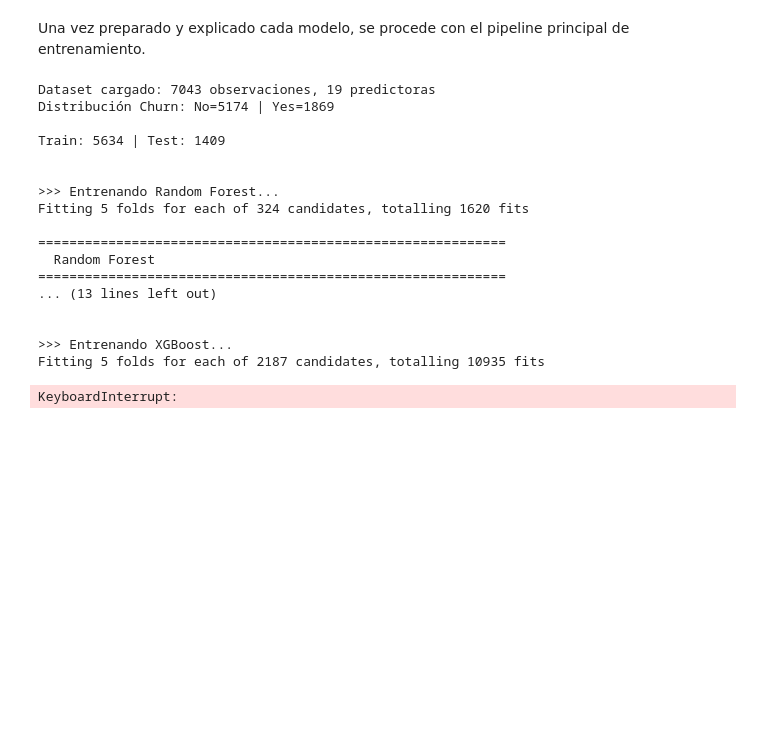
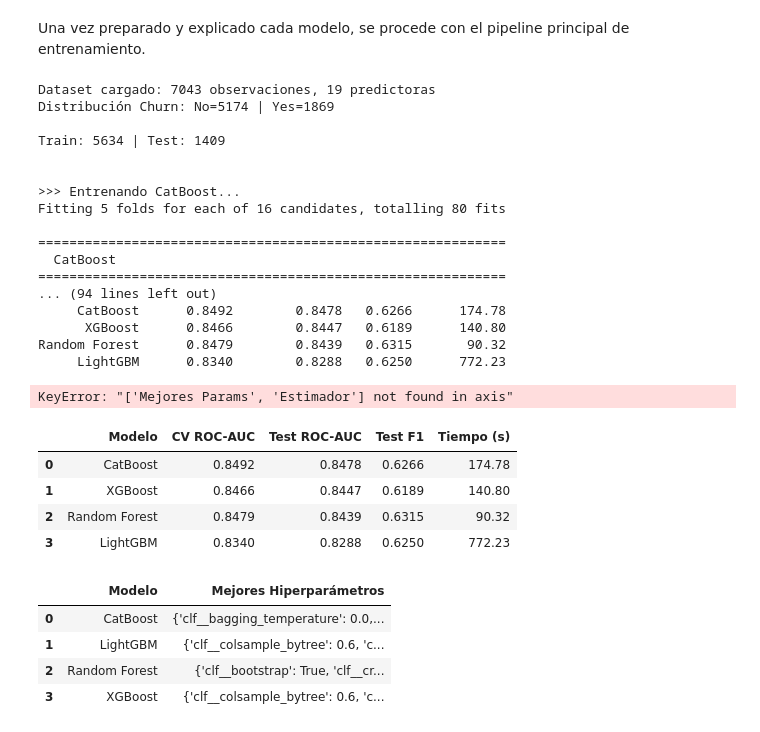
Before and after one commit to romeromendozacarlosisaac-pixel/Miniproyecto_3, a Jupyter notebook: notebooks/1_eda_preprocessing.ipynb, the cells around one changed output. Cells and saved outputs as stored; diff of their text form; code cells hidden in the pictures; blank space fills up the shorter version.

```diff
--- a/notebooks/1_eda_preprocessing.ipynb
+++ b/notebooks/1_eda_preprocessing.ipynb
@@ -669,9 +674,9 @@ rf_pipeline = Pipeline([
 ])
 
 rf_param_grid = {
-    "clf__max_depth":        [6, 10, 20],
-    "clf__min_samples_split":[2, 5, 10],
-    "clf__min_samples_leaf": [1, 2, 4],
+    "clf__max_depth":        [6, 20],
+    "clf__min_samples_split":[2, 10],
+    "clf__min_samples_leaf": [1,  4],
     "clf__max_features":     ["sqrt", "log2", 0.5],
     "clf__bootstrap":        [True, False],
     "clf__criterion":        ["gini", "entropy"],
@@ -800,22 +800,17 @@ lgbm_pipeline = Pipeline([
         class_weight="balanced",
         random_state=42,
         verbose=-1,
-        # device="gpu",  # ← descomentar si GPU disponible
+        device="gpu",  # ← descomentar si GPU disponible
     )),
 ])
 
 lgbm_param_grid = {
-    "clf__num_leaves":        [31, 63, 127],
-    "clf__max_depth":         [-1, 6, 10],
-    "clf__min_child_samples": [10, 20, 50],
-    "clf__min_child_weight":  [1e-3, 0.01, 0.1],
-    "clf__subsample":         [0.7, 0.85, 1.0],
-    "clf__colsample_bytree":  [0.6, 0.8, 1.0],
-    "clf__reg_alpha":         [0, 0.1, 1.0],
-    "clf__reg_lambda":        [0, 0.1, 1.0],
-    "clf__max_bin":           [127, 255, 511],
+    "clf__num_leaves":        [31, 127],
+    "clf__min_child_samples": [10, 50],
+    "clf__subsample":         [0.7, 1.0],
+    "clf__colsample_bytree":  [0.6, 1.0],
+    "clf__reg_alpha":         [0, 1.0],
 }
-
 lgbm_search = GridSearchCV(
     estimator=lgbm_pipeline,
     param_grid=lgbm_param_grid,
@@ -908,12 +915,6 @@ def run_pipeline():
 # %%
-# Celda 1 — entrenamiento
-results, summary = run_pipeline()
-
-# Celda 2 — tabla comparativa de métricas
-display(summary.drop(columns=["Mejores Params", "Estimador"]))
-
-# Celda 3 — mejores hiperparámetros por modelo
-display(summary[["Modelo", "Mejores Params"]])
+# Celda 1 — Entrenamiento
+results, summary, X_test, y_test = run_pipeline()
 # %% [output]
 Dataset cargado: 7043 observaciones, 19 predictoras
 Distribución Churn: No=5174 | Yes=1869
@@ -921,15 +922,35 @@ Distribución Churn: No=5174 | Yes=1869
 Train: 5634 | Test: 1409
 
 
->>> Entrenando Random Forest...
-Fitting 5 folds for each of 324 candidates, totalling 1620 fits
+>>> Entrenando CatBoost...
+Fitting 5 folds for each of 16 candidates, totalling 80 fits
 
 ============================================================
-  Random Forest
+  CatBoost
 ============================================================
-... (13 lines left out)
-
-
->>> Entrenando XGBoost...
-Fitting 5 folds for each of 2187 candidates, totalling 10935 fits
+... (94 lines left out)
+     CatBoost      0.8492        0.8478   0.6266      174.78
+      XGBoost      0.8466        0.8447   0.6189      140.80
+Random Forest      0.8479        0.8439   0.6315       90.32
+     LightGBM      0.8340        0.8288   0.6250      772.23
-KeyboardInterrupt:
+KeyError: "['Mejores Params', 'Estimador'] not found in axis"
+# %%
+# Celda 2 — Tabla comparativa de métricas
+display(summary)
+
+# Celda 3 — Mejores hiperparámetros por modelo
+pd.DataFrame([
+    {"Modelo": r["model"], "Mejores Hiperparámetros": r["best_params"]}
+    for r in results
+])
+# %% [output]
+|  | Modelo | CV ROC-AUC | Test ROC-AUC | Test F1 | Tiempo (s) |
+| 0 | CatBoost | 0.8492 | 0.8478 | 0.6266 | 174.78 |
+| 1 | XGBoost | 0.8466 | 0.8447 | 0.6189 | 140.80 |
+| 2 | Random Forest | 0.8479 | 0.8439 | 0.6315 | 90.32 |
+| 3 | LightGBM | 0.8340 | 0.8288 | 0.6250 | 772.23 |
+|  | Modelo | Mejores Hiperparámetros |
+| 0 | CatBoost | {'clf__bagging_temperature': 0.0,... |
+| 1 | LightGBM | {'clf__colsample_bytree': 0.6, 'c... |
+| 2 | Random Forest | {'clf__bootstrap': True, 'clf__cr... |
+| 3 | XGBoost | {'clf__colsample_bytree': 0.6, 'c... |
```
Also changed, not shown: parts of 10 cells of this notebook, 9 other files.
